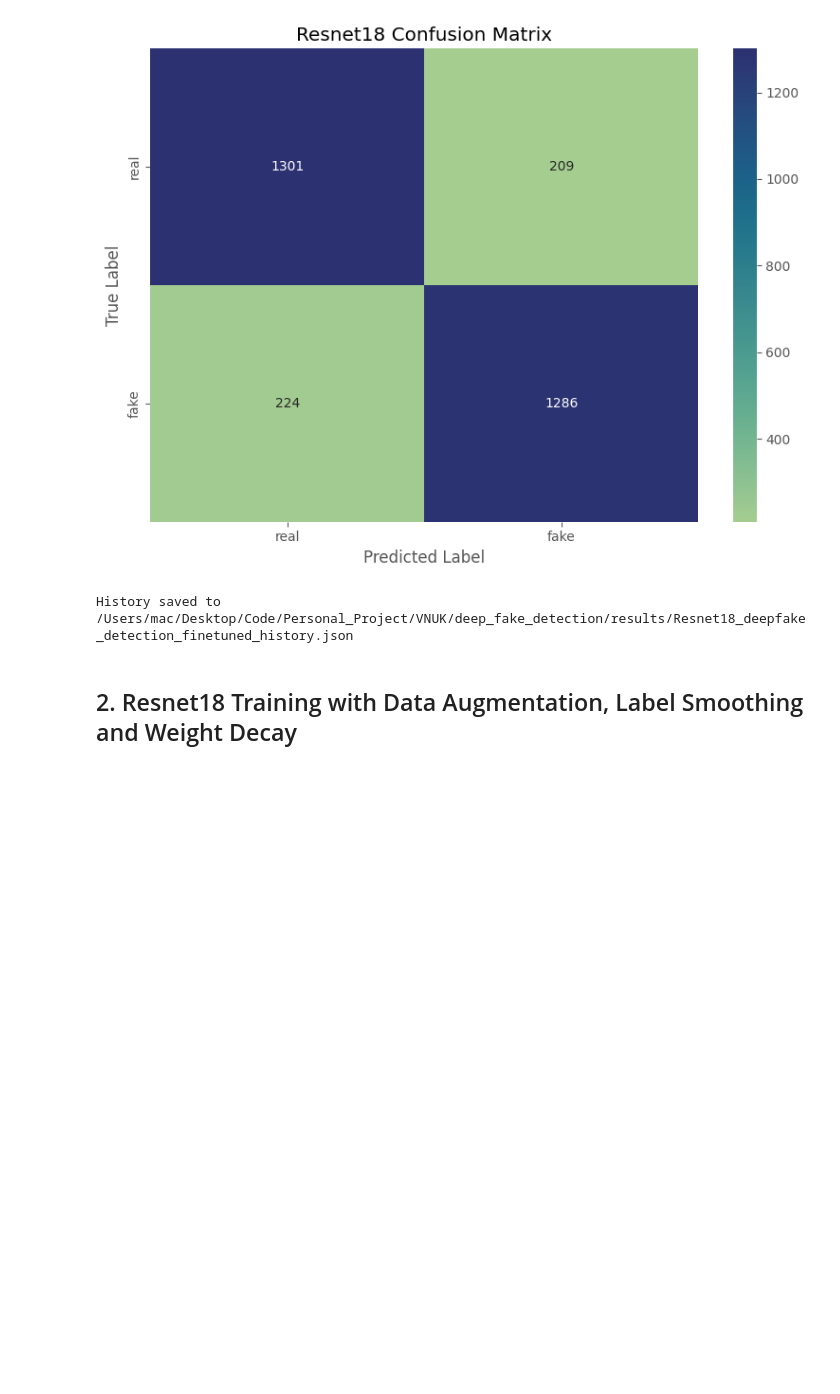
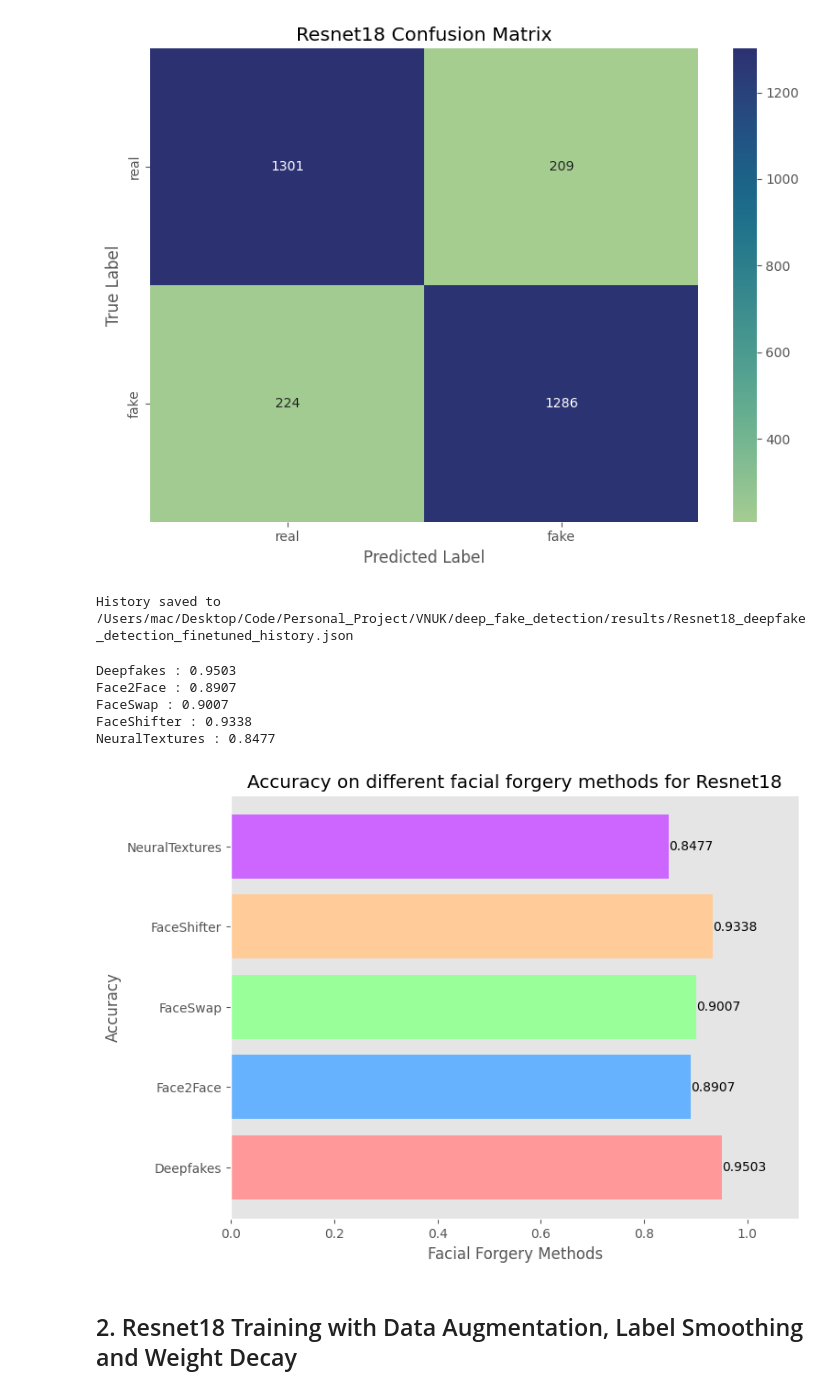
Before and after one commit to DangCongKhai/deep_fake_detection, a Jupyter notebook: notebooks/resnet18_image_classification.ipynb, the cells around one changed output. Cells and saved outputs as stored; diff of their text form; code cells hidden in the pictures; blank space fills up the shorter version.

Commit message:
refactor: rerun notebok with error analysis

```diff
--- a/notebooks/resnet18_image_classification.ipynb
+++ b/notebooks/resnet18_image_classification.ipynb
@@ -385,6 +388,16 @@ json_path = os.path.join(project_root, f"results/{MODEL_NAME}_{TASK_NAME}_finetu
 save_experiment_json(history, json_path)
 # %% [output]
 History saved to /Users/mac/Desktop/Code/Personal_Project/VNUK/deep_fake_detection/results/Resnet18_deepfake_detection_finetuned_history.json
+# %%
+summary = error_analysis(model = model, fake_image_path = f"{project_root}/data/test/fake", model_name = MODEL_NAME, device = DEVICE)
+plot_error_analysis(summary, model_name = "Resnet18")
+# %% [output]
+Deepfakes : 0.9503
+Face2Face : 0.8907
+FaceSwap : 0.9007
+FaceShifter : 0.9338
+NeuralTextures : 0.8477
+[figure, added]
 # %% [markdown]
 ## 2. Resnet18 Training with Data Augmentation, Label Smoothing and Weight Decay
 # %%
```
Also changed, not shown: parts of 12 cells of this notebook, 4 other files.
